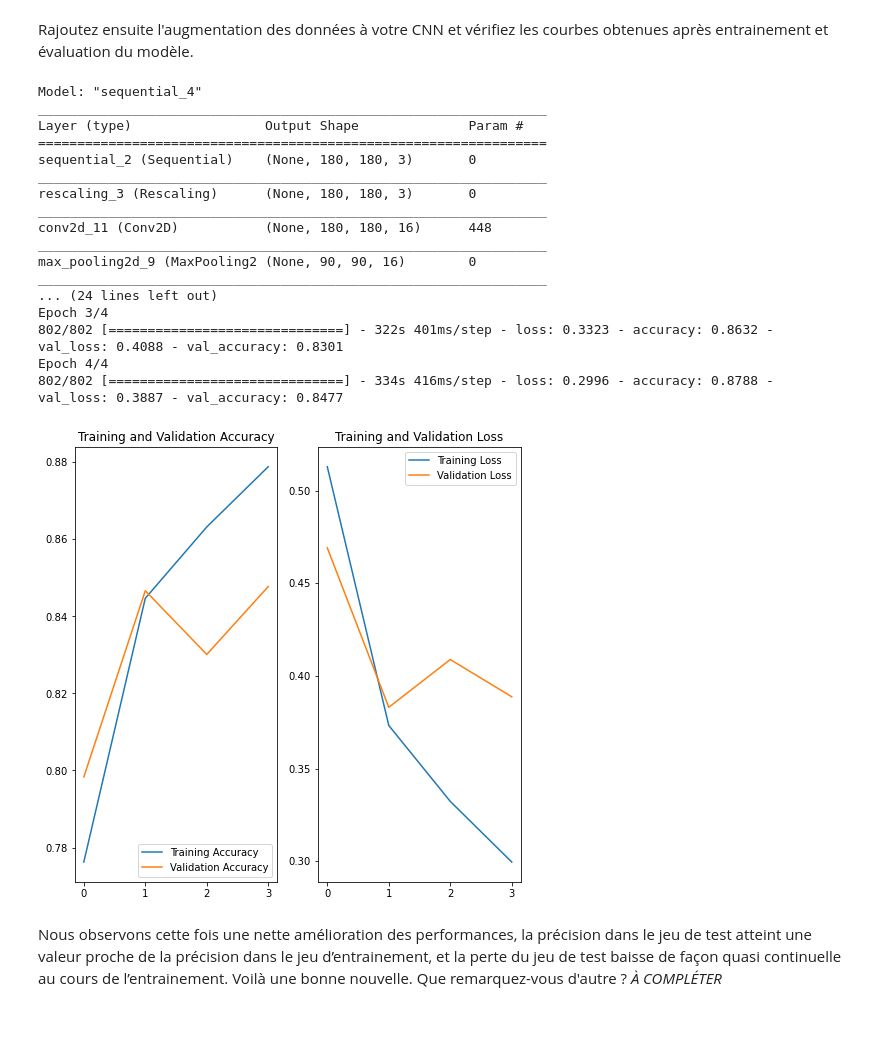
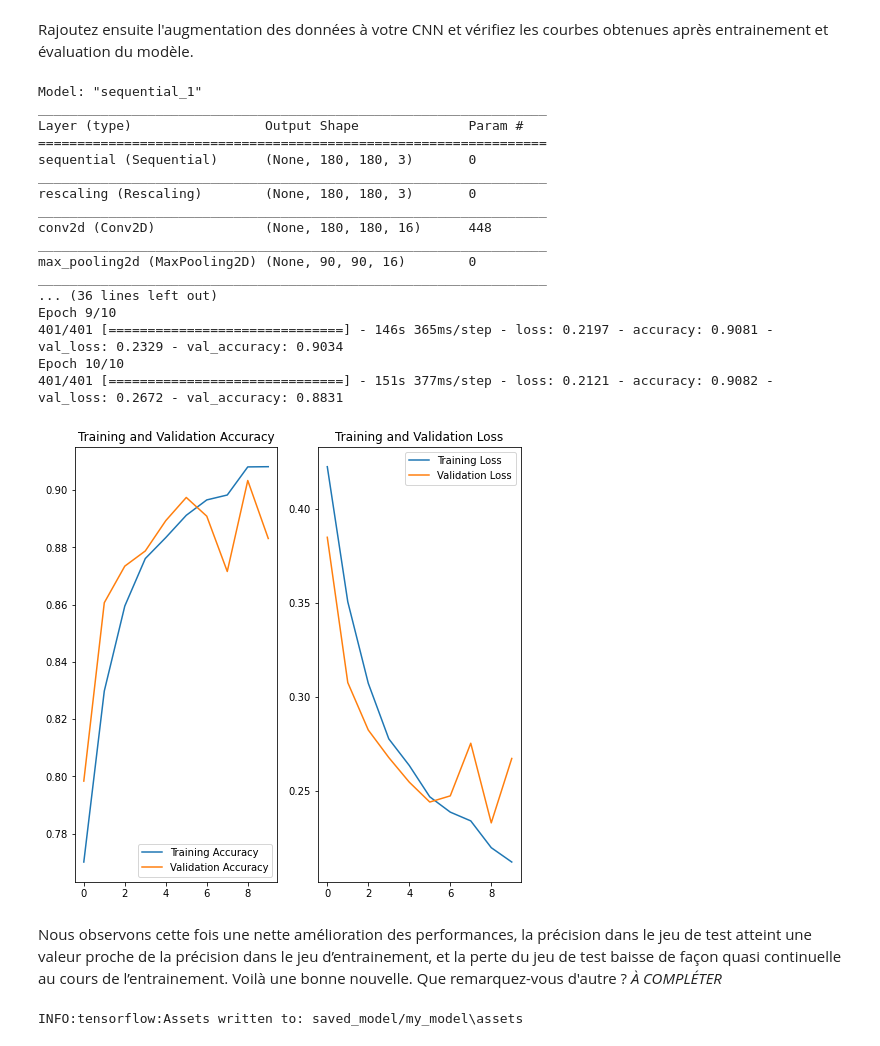
Before and after one commit to JIB3H/leyenda_project, a Jupyter notebook: Livrable_1.ipynb, the cells around one changed output. Saved outputs shown, nothing was run; the diff lists cells and outputs as text; code cells hidden in the pictures.

Commit message:
✨ Notebook with binary image classifier + model.save

```diff
--- a/Livrable_1.ipynb
+++ b/Livrable_1.ipynb
@@ -62,7 +63,7 @@ batch_s = 32
 train_set = tf.keras.preprocessing.image_dataset_from_directory(
   data_dir,
   labels='inferred',
-  validation_split=0.2,
+  validation_split=0.6,
   subset ="training",
   seed=42,
   image_size=(image_h, image_w),
@@ -72,7 +73,7 @@ train_set = tf.keras.preprocessing.image_dataset_from_directory(
 test_set = tf.keras.preprocessing.image_dataset_from_directory(
   data_dir,
   labels='inferred',
-  validation_split=0.2,
+  validation_split=0.1,
   subset ="validation",
   seed=42,
   image_size=(image_h, image_w),
@@ -138,6 +139,7 @@ for images, _ in train_set.take(1):
 # %% [markdown]
 Rajoutez ensuite l'augmentation des données à votre CNN et vérifiez les courbes obtenues après entrainement et évaluation du modèle.
 # %%
+#def my_init(shape, dtype=None):     return K.random_normal(shape, dtype=tf.int32)
 
 # Le modèle
 complete_model = Sequential([
@@ -151,64 +153,66 @@ complete_model = Sequential([
   layers.MaxPooling2D(),
   layers.Dropout(0.2),
   layers.Flatten(),
+  #layers.Dense(64, kernel_initializer=my_init),
   layers.Dense(128, activation='relu'),
-  layers.Dense(5)
+  layers.Dense(1, activation='sigmoid')
 ])
 # Compilation du modèle
 complete_model.compile(optimizer='adam',
-              loss=tf.keras.losses.SparseCategoricalCrossentropy(from_logits=True),
+              loss = 'binary_crossentropy',
               metrics=['accuracy'])
 # Résumé du modèle
 complete_model.summary()
 
 # Enrainement du modèle
-epochs = 4
+epochs = 10
 history = complete_model.fit(
   train_set,
   validation_data=test_set,
-  epochs=epochs
+  epochs=epochs,
+  #steps_per_epoch=4,
 )
 
 acc = history.history['accuracy']
 val_acc = history.history['val_accuracy']
 
 loss = history.history['loss']
 val_loss = history.history['val_loss']
 
 epochs_range = range(epochs)
 
 plt.figure(figsize=(8, 8))
 plt.subplot(1, 2, 1)
 plt.plot(epochs_range, acc, label='Training Accuracy')
 plt.plot(epochs_range, val_acc, label='Validation Accuracy')
 plt.legend(loc='lower right')
 plt.title('Training and Validation Accuracy')
 
 plt.subplot(1, 2, 2)
 plt.plot(epochs_range, loss, label='Training Loss')
 plt.plot(epochs_range, val_loss, label='Validation Loss')
 plt.legend(loc='upper right')
 plt.title('Training and Validation Loss')
 plt.show()
 # %% [output]
-Model: "sequential_4"
+Model: "sequential_1"
 _________________________________________________________________
 Layer (type)                 Output Shape              Param #
 =================================================================
-sequential_2 (Sequential)    (None, 180, 180, 3)       0
+sequential (Sequential)      (None, 180, 180, 3)       0
 _________________________________________________________________
-rescaling_3 (Rescaling)      (None, 180, 180, 3)       0
+rescaling (Rescaling)        (None, 180, 180, 3)       0
 _________________________________________________________________
-conv2d_11 (Conv2D)           (None, 180, 180, 16)      448
+conv2d (Conv2D)              (None, 180, 180, 16)      448
 _________________________________________________________________
-max_pooling2d_9 (MaxPooling2 (None, 90, 90, 16)        0
+max_pooling2d (MaxPooling2D) (None, 90, 90, 16)        0
 _________________________________________________________________
-... (24 lines left out)
-Epoch 3/4
-802/802 [==============================] - 322s 401ms/step - loss: 0.3323 - accuracy: 0.8632 - val_loss: 0.4088 - val_accuracy: 0.8301
-Epoch 4/4
-802/802 [==============================] - 334s 416ms/step - loss: 0.2996 - accuracy: 0.8788 - val_loss: 0.3887 - val_accuracy: 0.8477
+... (36 lines left out)
+Epoch 9/10
+401/401 [==============================] - 146s 365ms/step - loss: 0.2197 - accuracy: 0.9081 - val_loss: 0.2329 - val_accuracy: 0.9034
+Epoch 10/10
+401/401 [==============================] - 151s 377ms/step - loss: 0.2121 - accuracy: 0.9082 - val_loss: 0.2672 - val_accuracy: 0.8831
-[figure, old version]
+[figure, new version]
 # %% [markdown]
 Nous observons cette fois une nette amélioration des performances, la précision dans le jeu de test atteint une valeur proche de la précision dans le jeu d’entrainement, et la perte du jeu de test baisse de façon quasi continuelle au cours de l’entrainement. Voilà une bonne nouvelle. Que remarquez-vous d'autre ?
 <em>À COMPLÉTER</em>
@@ -242,0 +219,4 @@ Nous observons cette fois une nette amélioration des performances, la précisio
+# %%
+complete_model.save('saved_model/my_model')
+# %% [output]
+INFO:tensorflow:Assets written to: saved_model/my_model\assets
```
Also changed, not shown: parts of 7 cells of this notebook, 1 other file.
